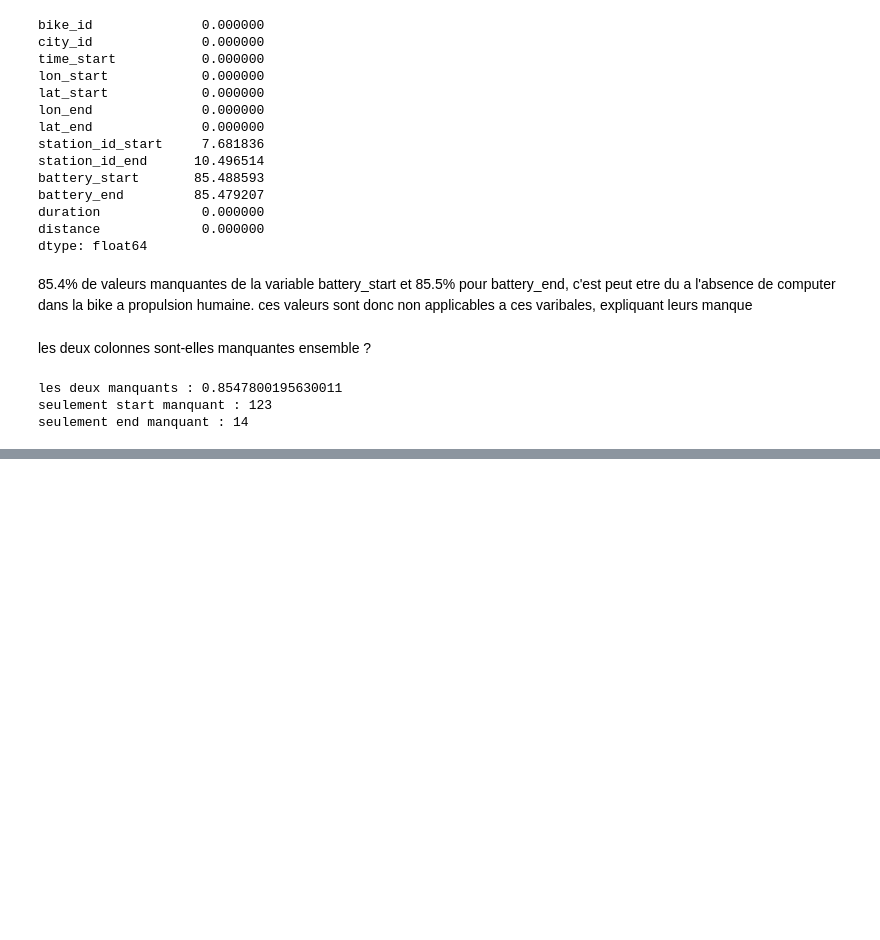
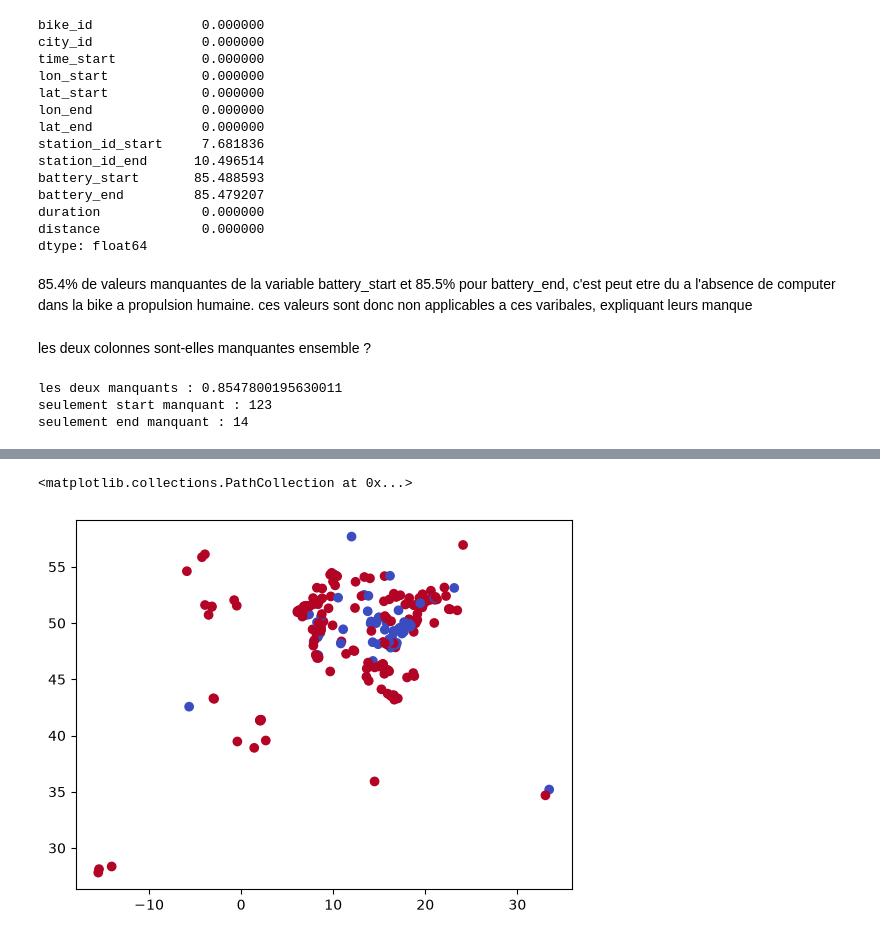
Before and after one commit to Fati349/FML-Challenge, a Jupyter notebook: notebooks/01_exploration.ipynb, the cells around one changed output, grey strips where cells are left out. Cells and saved outputs as stored; diff of their text form; code cells hidden in the pictures; blank space fills up the shorter version.

Commit message:
exploration de la dataset cities.csv

```diff
--- a/notebooks/01_exploration.ipynb
+++ b/notebooks/01_exploration.ipynb
@@ -273,0 +277,2 @@ seulement end manquant : 14
+# %%
+cities = pd.read_csv("../data/raw/cities.csv", na_values=["NA", "NULL", "None", "Not Applicable"])
@@ -273,0 +354,6 @@ seulement end manquant : 14
+# %%
+import matplotlib.pyplot as plt
+plt.scatter(cities["lon"], cities["lat"], c=cities["return_to_official_only"], cmap="coolwarm")
+# %% [output]
+<matplotlib.collections.PathCollection at 0x...>
+[figure, added]
```
Also changed, not shown: parts of 10 cells of this notebook.
